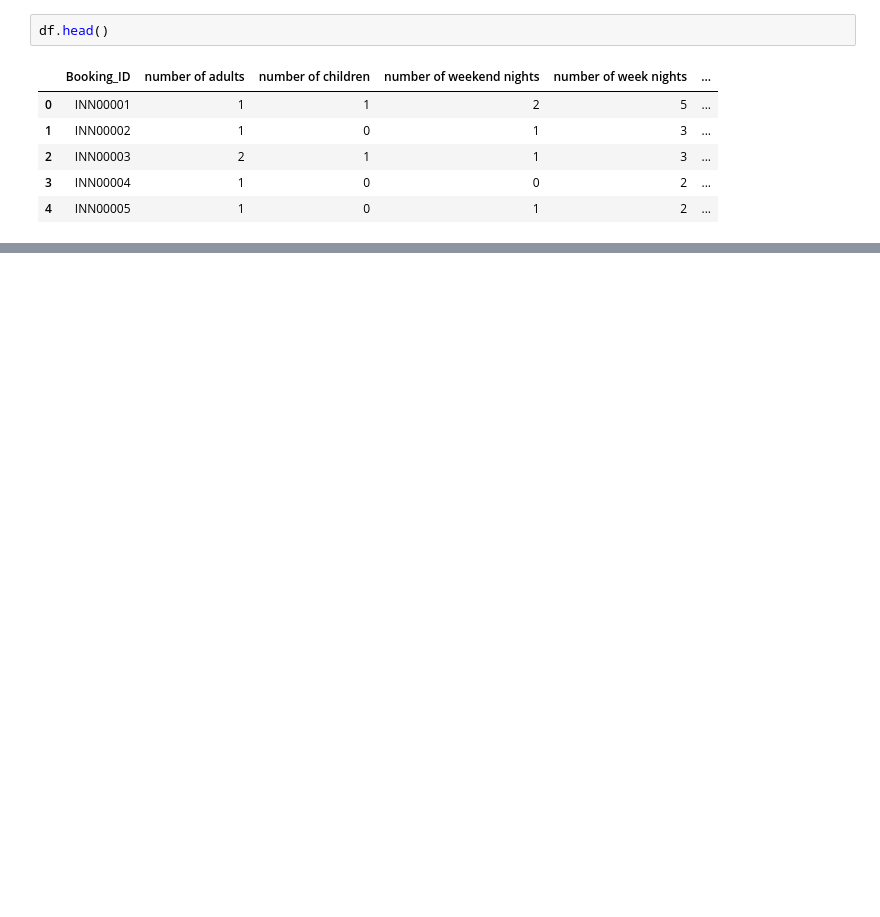
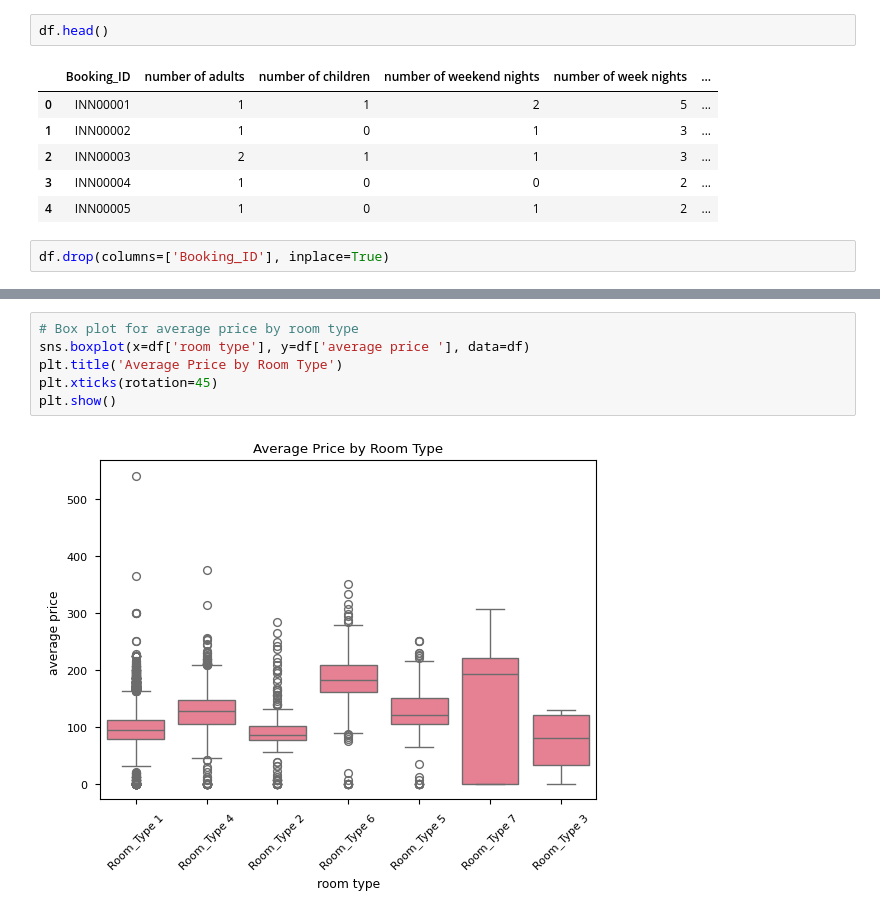
Before and after one commit to mohamed682004/Cellula_Hotel, a Jupyter notebook: Cell Hotel.ipynb, the cells around one changed output, grey strips where cells are left out. Cells and saved outputs as stored; diff of their text form; blank space fills up the shorter version.

```diff
--- a/Cell Hotel.ipynb
+++ b/Cell Hotel.ipynb
@@ -89,3 +131,5 @@ df.head()
 | 2 | INN00003 | 2 | 1 | 1 | 3 | ... |
 | 3 | INN00004 | 1 | 0 | 0 | 2 | ... |
 | 4 | INN00005 | 1 | 0 | 1 | 2 | ... |
+# %%
+df.drop(columns=['Booking_ID'], inplace=True)
@@ -239,0 +282,8 @@ Passing `palette` without assigning `hue` is deprecated and will be removed in v
+# %%
+# Box plot for average price by room type
+sns.boxplot(x=df['room type'], y=df['average price '], data=df)
+plt.title('Average Price by Room Type')
+plt.xticks(rotation=45)
+plt.show()
+# %% [output]
+[figure, added]
```
Also changed, not shown: parts of 29 cells of this notebook.
